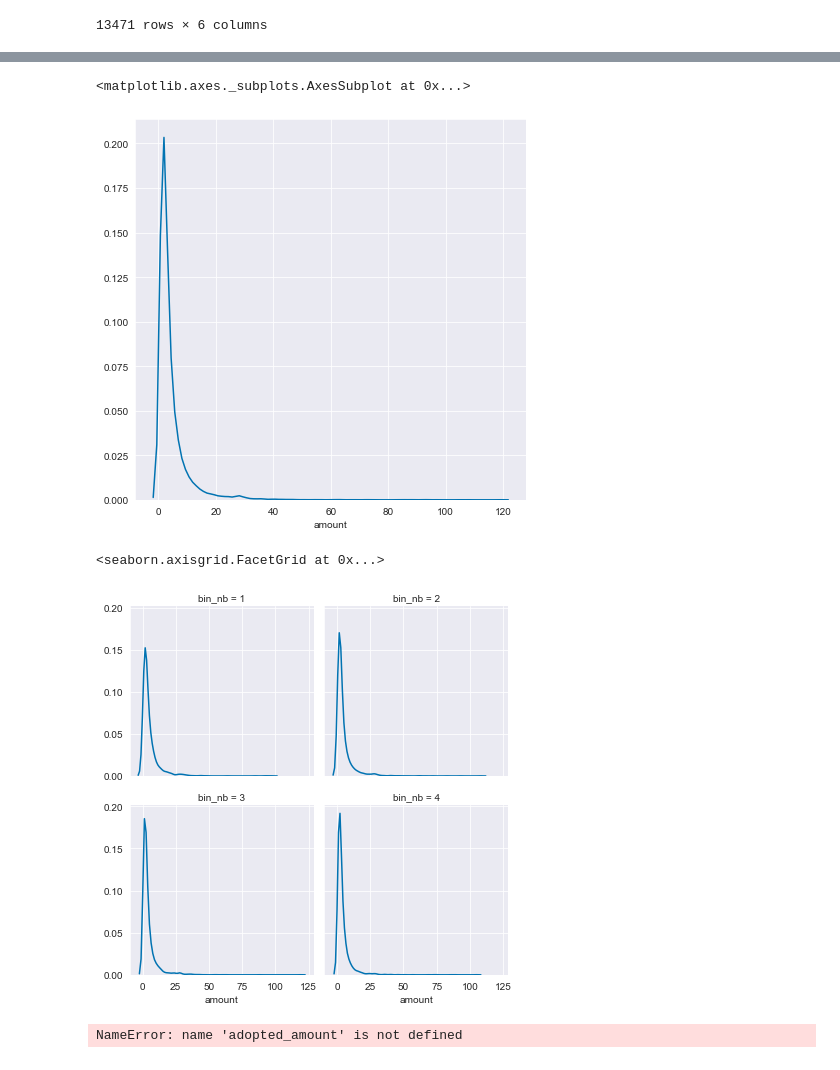
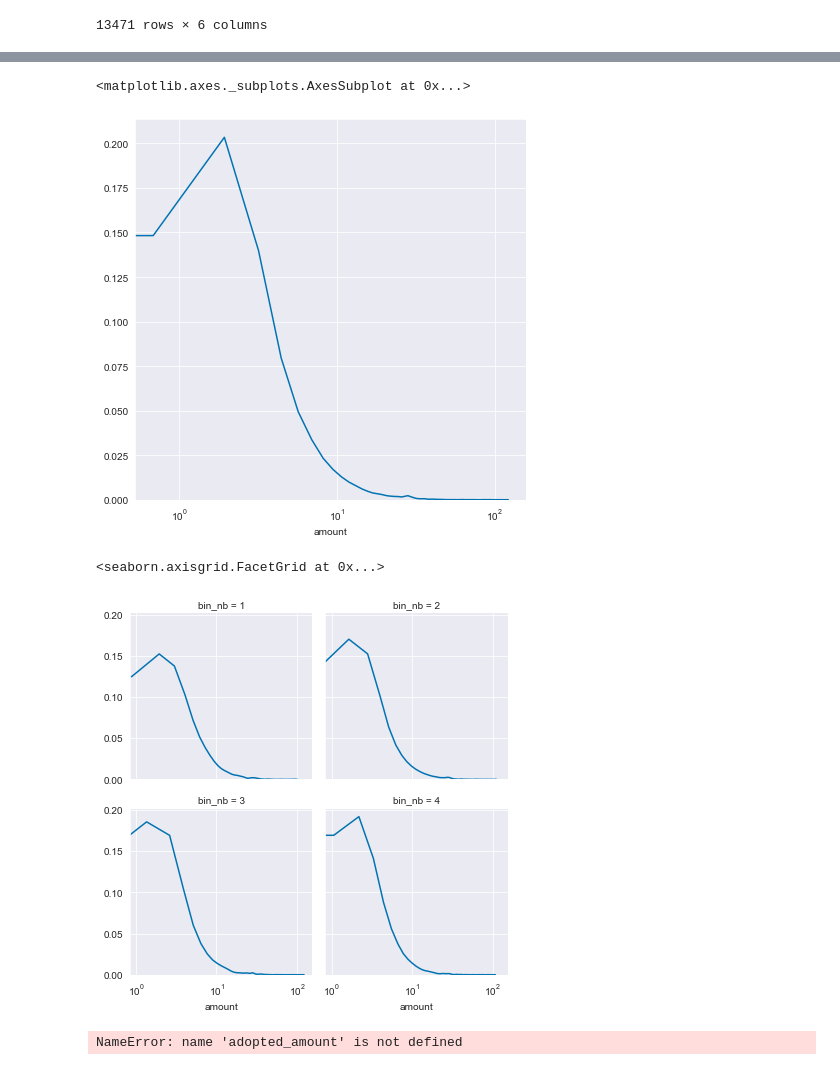
Before and after one commit to QuVil/cmb-recommendation, a Jupyter notebook: src/analysis/mainstream_tests.ipynb, the cells around one changed output, grey strips where cells are left out. Cells and saved outputs as stored; diff of their text form; code cells hidden in the pictures.

```diff
--- a/src/analysis/mainstream_tests.ipynb
+++ b/src/analysis/mainstream_tests.ipynb
@@ -86,7 +86,7 @@ sns.set_style("darkgrid")
 # %%
 print("Reading data...")
 raw_data = pd.read_csv(FILE_NAME)
-raw_data = clean_data(raw_data, z_threshold=3)
+# raw_data = clean_data(raw_data, z_threshold=3)
 print(f"Data shape: {raw_data.shape[0]} lines, {raw_data.shape[1]} columns")
 # %% [output]
 Reading data...
@@ -626,19 +656,19 @@ adopted_amount
 # %%
 f, ax = plt.subplots(figsize=(7, 7))
-# ax.set(xscale="log", yscale="log")
+ax.set(xscale="log", )
 sns.distplot(adopted_amount["amount"], hist=False)
 # %% [output]
 <matplotlib.axes._subplots.AxesSubplot at 0x...>
-[figure, old version]
+[figure, new version]
 # %%
 # Distribution per mainstream bin
 # f, ax = plt.subplots(figsize=(7, 7))
 g = sns.FacetGrid(adopted_amount, col="bin_nb", col_wrap=2)
-# g.set(xscale="log", yscale="log")
+g.set(xscale="log",)
 g.map(sns.distplot, "amount", hist=False)
 # %% [output]
 <seaborn.axisgrid.FacetGrid at 0x...>
-[figure, old version]
+[figure, new version]
 # %%
 mean_relistens = adopted_amount.groupby(["bin_nb"])["amount"].mean().to_frame().reset_index()
 
```
Also changed, not shown: parts of 8 cells of this notebook, 8 other files.
